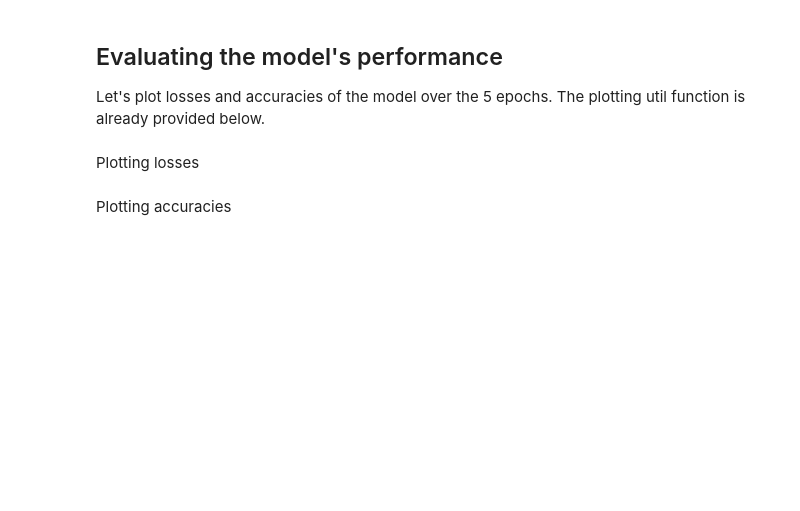
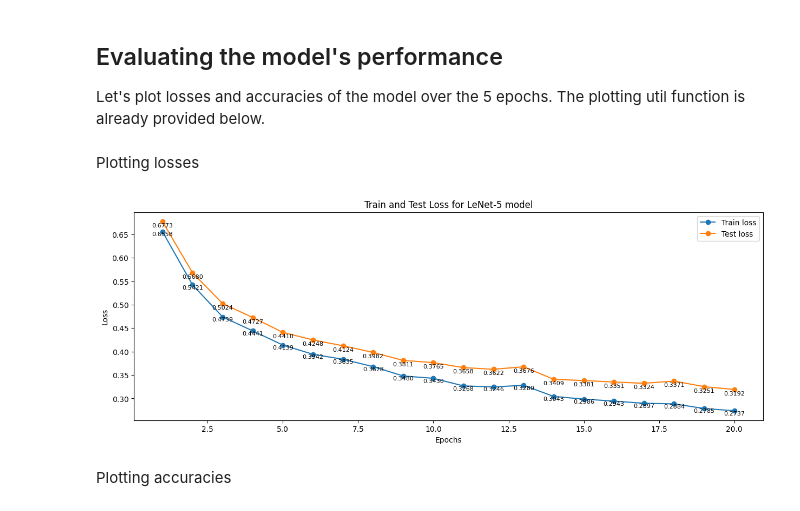
Before and after one commit to ISE-CS4445-AI/challenge-4-sprince0032, a Jupyter notebook: challenge-4.ipynb, the cells around one changed output. Saved outputs shown, nothing was run; the diff lists cells and outputs as text; code cells hidden in the pictures; blank space fills up the shorter version.

```diff
--- a/challenge-4.ipynb
+++ b/challenge-4.ipynb
@@ -79,9 +79,24 @@ class LeNet5(nn.Module):
     def __init__(self):
         super(LeNet5, self).__init__()
         # Assume input images are single-channel (e.g. 1x28x28 for MNIST)
+        self.conv1 = nn.Conv2d(1, 6, 5, padding=2)
+        self.conv2 = nn.Conv2d(6, 16, 5)
+        self.fc1   = nn.Linear(16*5*5, 120)
+        self.fc2   = nn.Linear(120, 84)
+        self.fc3   = nn.Linear(84, 10)
+        self.avgPool = nn.AvgPool2d(2, stride=2)
+        self.sig = nn.Sigmoid()
 
     def forward(self, x):
         # Implement the forward pass
+        x = self.sig(self.conv1(x))
+        x = self.avgPool(x)
+        x = self.sig(self.conv2(x))
+        x = self.avgPool(x)
+        x = torch.flatten(x, 1)
+        x = self.sig(self.fc1(x))
+        x = self.sig(self.fc2(x))
+        x = self.fc3(x)
 
         return x
 
@@ -235,4 +268,4 @@ model, device = build_LeNet5() # Getting the LeNet5 model
 
 # Define the loss function and the optimizer
 loss_fn = nn.CrossEntropyLoss()
-optimizer = torch.optim.Adam(modelPrev.parameters(), lr=1e-3)
+optimizer = torch.optim.Adam(model.parameters(), lr=1e-3) # lr -> Learning rate (alpha) set to 0.001
@@ -239,5 +291,5 @@ optimizer = torch.optim.Adam(modelPrev.parameters(), lr=1e-3)
 # %% [markdown]
 Let's train the model!
 # %%
-epochs = 5 # Only running for 5 epochs for the sake of time
+epochs = 20 # Only running for 5 epochs for the sake of time
 train_loss, train_accuracy, test_loss, test_accuracy = train_loop(train_dataloader, test_dataloader, model, loss_fn, optimizer, epochs)
@@ -299,12 +369,14 @@ Plotting losses
 # %%
 epochRange = range(1, epochs+1)
 # Defining data and plot params
 lossDataList = [(train_loss, {'label': 'Train loss', 'decimalPlaces': 4, 'displayOffset': -0.009}),
                 (test_loss, {'label': 'Test loss', 'decimalPlaces': 4, 'displayOffset': -0.012})]
 plotTitle = 'Train and Test Loss for LeNet-5 model'
 
 # Calling my custom util function to plot loss data
-plotMetrics(lossDataList, epochRange, xlabel='Epochs', ylabel='Loss', title=plotTitle, legend=True)
+plotMetrics(lossDataList, epochRange, xlabel='Epochs', ylabel='Loss', title=plotTitle, legend=True, figSize=(15, 5))
+# %% [output]
+[figure, added]
 # %% [markdown]
 Plotting accuracies
 # %%
```
Also changed, not shown: parts of 8 cells of this notebook.
